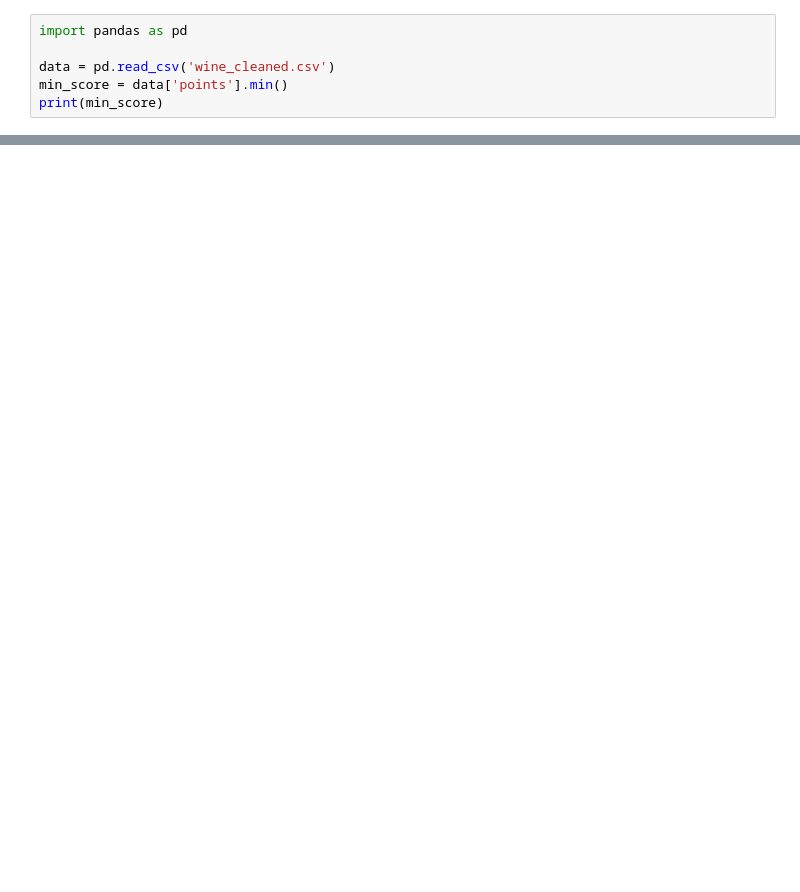
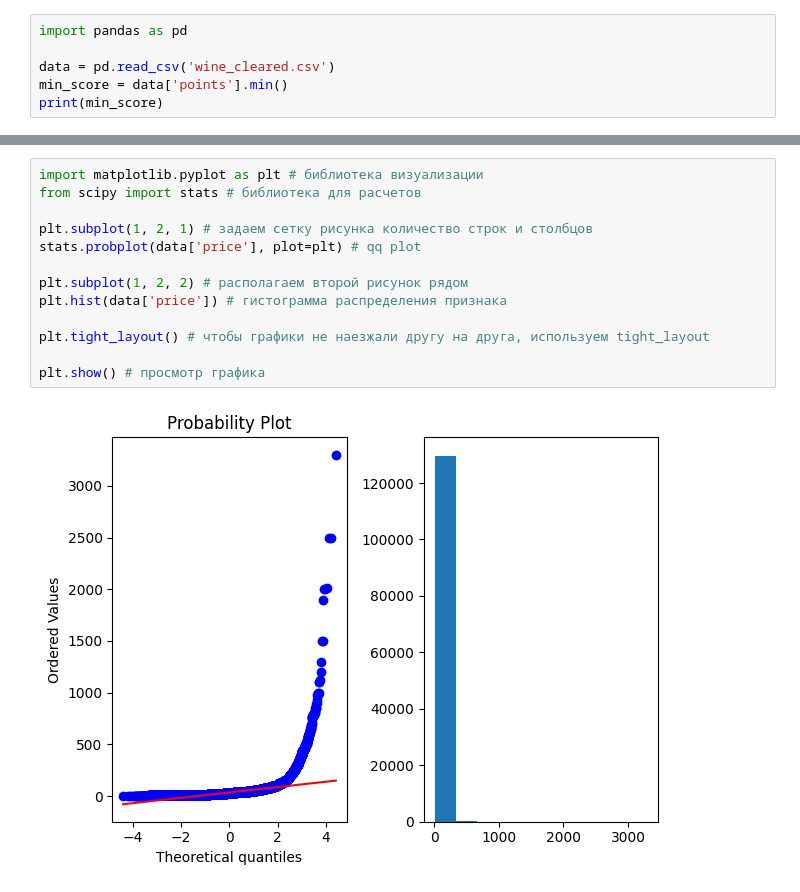
Before and after one commit to Nadezhda1202/sf_data_science, a Jupyter notebook: wine/wine_EDA_2.ipynb, the cells around one changed output, grey strips where cells are left out. Drawn from its saved outputs; the diff is of its cells as text; blank space fills up the shorter version.

```diff
--- a/wine/wine_EDA_2.ipynb
+++ b/wine/wine_EDA_2.ipynb
@@ -1,7 +1,7 @@
 # %%
 import pandas as pd
 
-data = pd.read_csv('wine_cleaned.csv')
+data = pd.read_csv('wine_cleared.csv')
 min_score = data['points'].min()
 print(min_score)
 # %% [output]
@@ -8,0 +44,15 @@ FileNotFoundError: [Errno 2] No such file or directory: 'wine_cleaned.csv'
+# %%
+import matplotlib.pyplot as plt # библиотека визуализации
+from scipy import stats # библиотека для расчетов
+
+plt.subplot(1, 2, 1) # задаем сетку рисунка количество строк и столбцов
+stats.probplot(data['price'], plot=plt) # qq plot
+
+plt.subplot(1, 2, 2) # располагаем второй рисунок рядом
+plt.hist(data['price']) # гистограмма распределения признака
+
+plt.tight_layout() # чтобы графики не наезжали другу на друга, используем tight_layout
+
+plt.show() # просмотр графика
+# %% [output]
+[figure, added]
```
Also changed, not shown: parts of 10 cells of this notebook, 2 other files.
